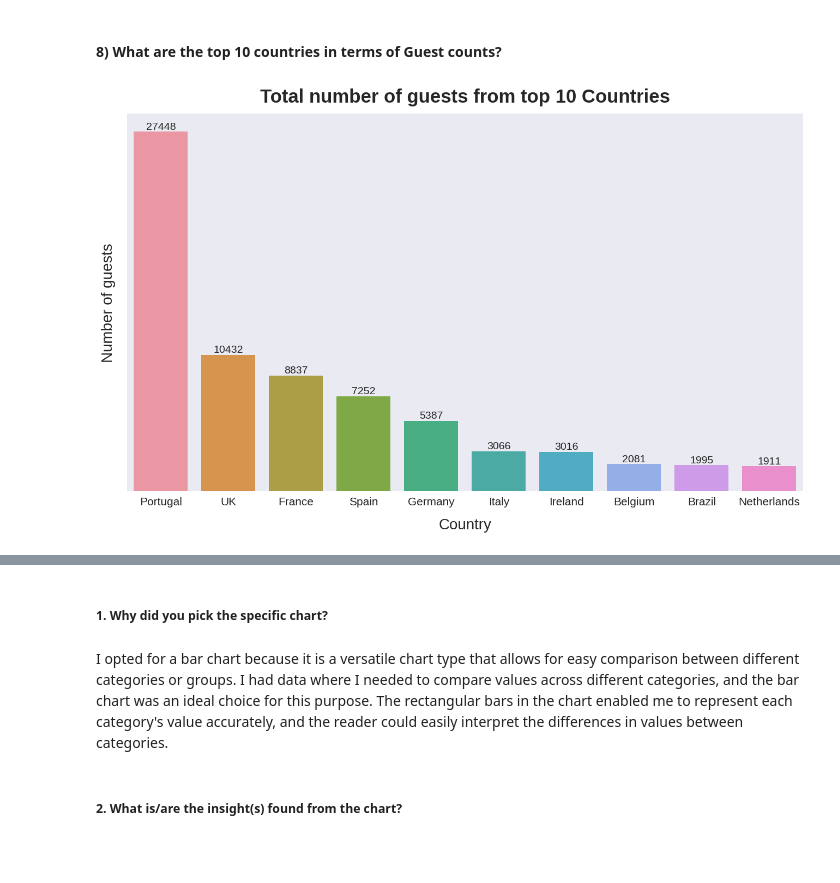
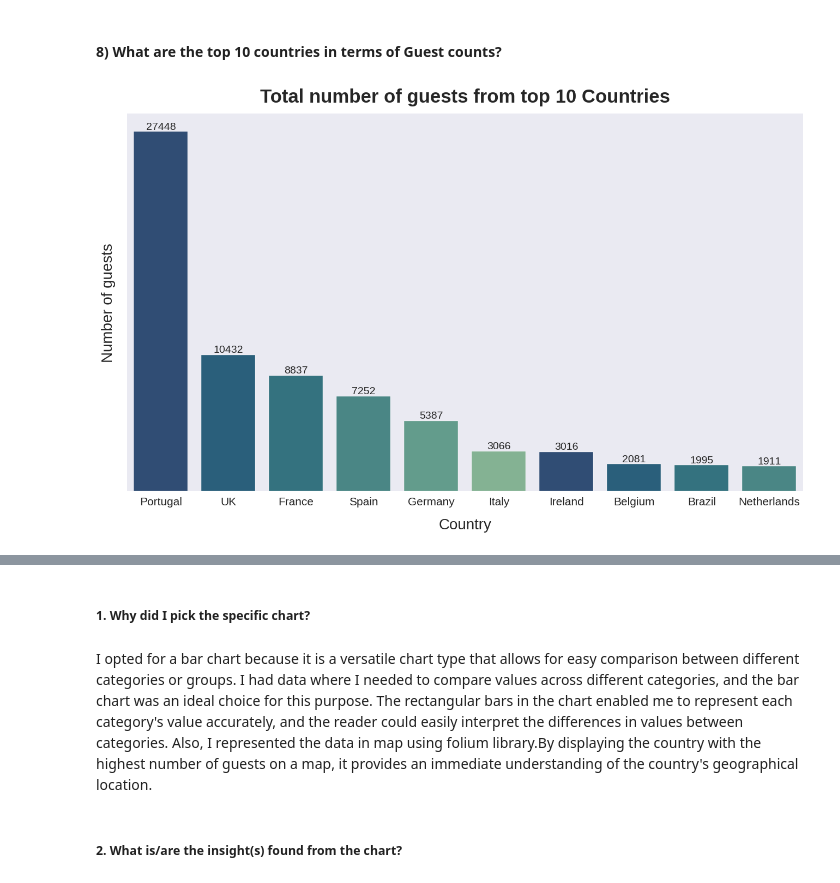
Before and after one commit to hkv-code/EDA-Hotel_Booking_Analysis, a Jupyter notebook: Hotel_Bookings_Analysis.ipynb, the cells around one changed output, grey strips where cells are left out. Saved outputs shown, nothing was run; the diff lists cells and outputs as text; code cells hidden in the pictures; blank space fills up the shorter version.

```diff
--- a/Hotel_Bookings_Analysis.ipynb
+++ b/Hotel_Bookings_Analysis.ipynb
@@ -711,36 +711,36 @@ country_names = ['Portugal', 'UK', 'United States', 'Spain', 'Ireland', 'France'
                  'Jordan', 'Syria', 'Singapore', 'Burundi', 'Saudi Arabia', 'Vietnam', 'Palau', 'Qatar', 'Egypt',
                  'Peru', 'Malta', 'Malawi', 'Ecuador', 'Madagascar', 'Iceland', 'Uzbekistan', 'Nepal', 'Bahamas',
                  'Macao', 'Togo', 'Taiwan', 'Djibouti', 'São Tomé and Príncipe', 'Saint Kitts and Nevis', 'Ethiopia',
                  'Iraq', 'Honduras', 'Rwanda', 'Cambodia', 'Monaco', 'Bangladesh', 'Isle of Man', 'Tajikistan',
                  'Nicaragua', 'Benin', 'British Virgin Islands', 'Tanzania', 'Gabon', 'Ghana', 'East Timor',
                  'Guadeloupe', 'Kenya', 'Liechtenstein', 'Guinea-Bissau', 'Montenegro', 'United States Minor Outlying Islands',
                  'Mayotte', 'Faroe Islands', 'Myanmar', 'Panama', 'Burkina Faso', 'Libya', 'Mali', 'Namibia',
                  'Bolivia', 'Paraguay', 'Barbados', 'Aruba', 'Anguilla', 'El Salvador', 'Dominica', 'French Polynesia',
                  'Guyana', 'Saint Lucia', 'Antarctica', 'Guatemala', 'American Samoa', 'Mauritania', 'New Caledonia',
                  'Kiribati', 'Sudan', 'French Southern Territories', 'Sierra Leone', 'Laos']
 
 # Count the frequency of each country
-country_df = df['country'].value_counts().reset_index().rename(columns={'index': 'country', 'country': 'count of guests'})[:10]
+country_df = df['country'].value_counts().rename_axis('country').reset_index(name='count of guests').sort_values(by='count of guests', ascending=False)[:10]
 
 # Map country codes to country names
 country_df['country'] = country_df['country'].map(dict(zip(country_codes, country_names)))
 
 # Visualizing by plotting the graph
 plt.figure(figsize=(16, 9))
-ax = sns.barplot(x=country_df['country'], y=country_df['count of guests'])
+ax = sns.barplot(x=country_df['country'], y=country_df['count of guests'], palette = sns.color_palette("crest_r"))
 plt.xlabel('Country', labelpad=15)
 plt.ylabel('Number of guests', labelpad = 15)
 
 # Remove the y-ticks
 plt.yticks([])
 
 # Add the value labels
 for i, v in enumerate(country_df['count of guests']):
     ax.text(i, v + 1, str(v), ha='center', va='bottom', fontsize=14)
 
 plt.title("Total number of guests from top 10 Countries", pad=15);
 # %% [output]
-[figure, old version]
+[figure, new version]
 # %%
 import folium
 from folium.plugins import MarkerCluster
@@ -780,9 +785,10 @@ map
 # %% [output]
 [interactive output not drawn]
 # %% [markdown]
-##### 1. Why did you pick the specific chart?
+##### 1. Why did I pick the specific chart?
 # %% [markdown]
 I opted for a bar chart because it is a versatile chart type that allows for easy comparison between different categories or groups. I had data where I needed to compare values across different categories, and the bar chart was an ideal choice for this purpose. The rectangular bars in the chart enabled me to represent each category's value accurately, and the reader could easily interpret the differences in values between categories.
+Also, I represented the data in map using folium library.By displaying the country with the highest number of guests on a map, it provides an immediate understanding of the country's geographical location.
 # %% [markdown]
 ##### 2. What is/are the insight(s) found from the chart?
 # %% [markdown]
```
Also changed, not shown: parts of 32 cells of this notebook.
